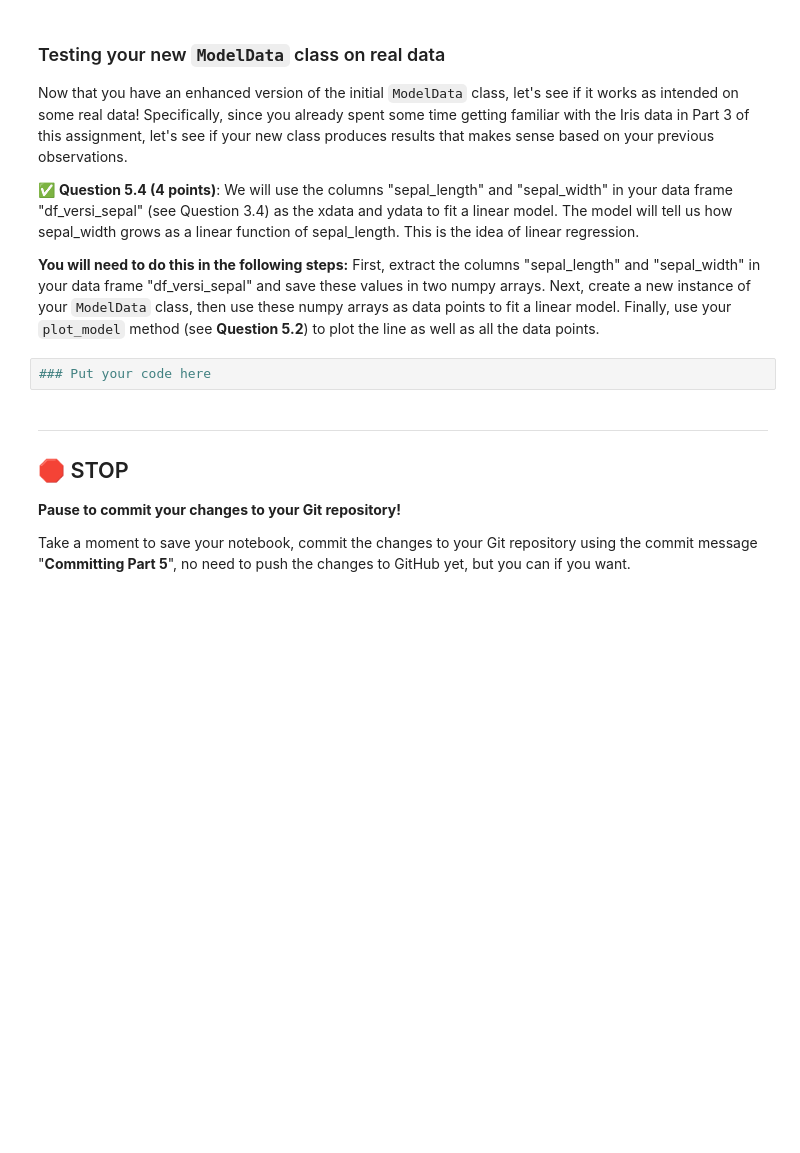
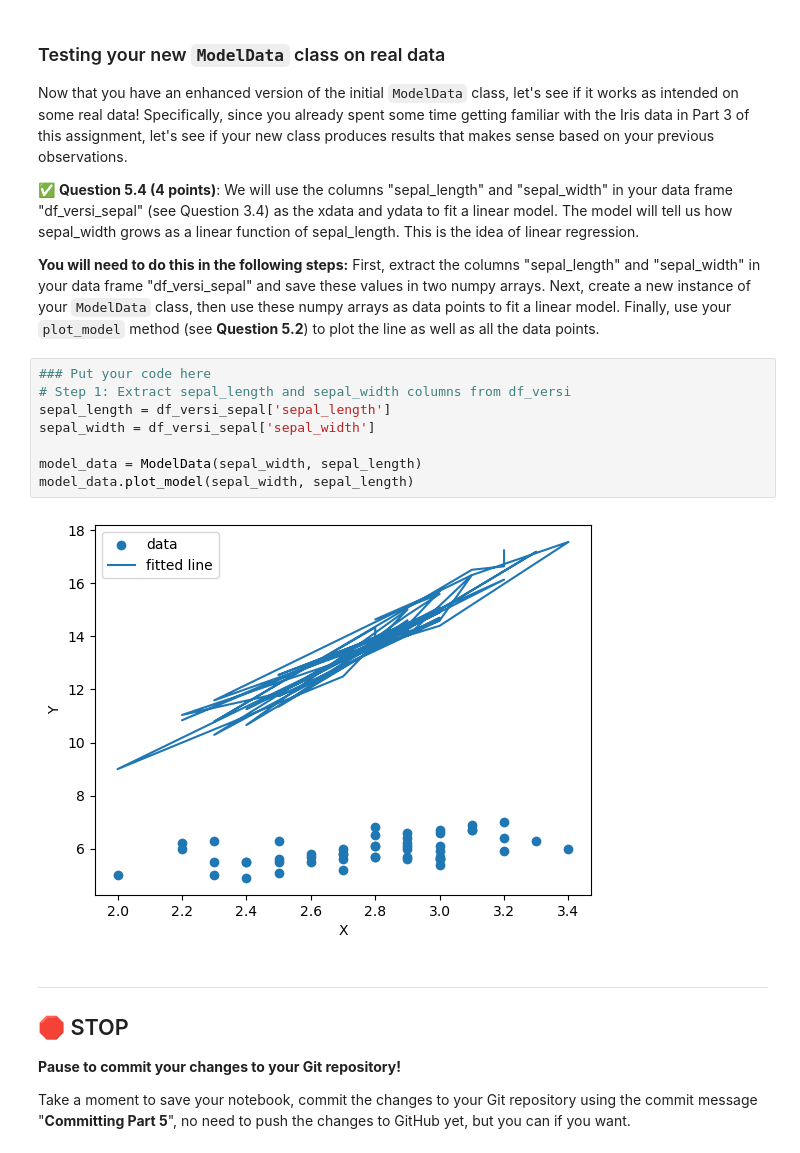
Before and after one commit to Freddy4550/CMSE202-s24-turnin, a Jupyter notebook: hw-01/HW-01_GitPracticeDebuggingPythonPackagesAndClasses-STUDENTvillalobos.ipynb, the cells around one changed output. Cells and saved outputs as stored; diff of their text form; blank space fills up the shorter version.

```diff
--- a/hw-01/HW-01_GitPracticeDebuggingPythonPackagesAndClasses-STUDENTvillalobos.ipynb
+++ b/hw-01/HW-01_GitPracticeDebuggingPythonPackagesAndClasses-STUDENTvillalobos.ipynb
@@ -639,8 +745,16 @@ Now that you have an enhanced version of the initial `ModelData` class, let's se
 
 
 **You will need to do this in the following steps:** First, extract the columns "sepal_length" and "sepal_width" in your data frame "df_versi_sepal" and save these values in two numpy arrays. Next, create a new instance of your `ModelData` class, then use these numpy arrays as data points to fit a linear model. Finally, use your `plot_model` method (see **Question 5.2**) to plot the line as well as all the data points.
-# %%
-### Put your code here
+# %%
+### Put your code here
+# Step 1: Extract sepal_length and sepal_width columns from df_versi
+sepal_length = df_versi_sepal['sepal_length']
+sepal_width = df_versi_sepal['sepal_width']
+
+model_data = ModelData(sepal_width, sepal_length)
+model_data.plot_model(sepal_width, sepal_length)
+# %% [output]
+[figure, added]
 # %% [markdown]
 ---
 ## &#128721; STOP
```
Also changed, not shown: parts of 28 cells of this notebook, 4 other files.
